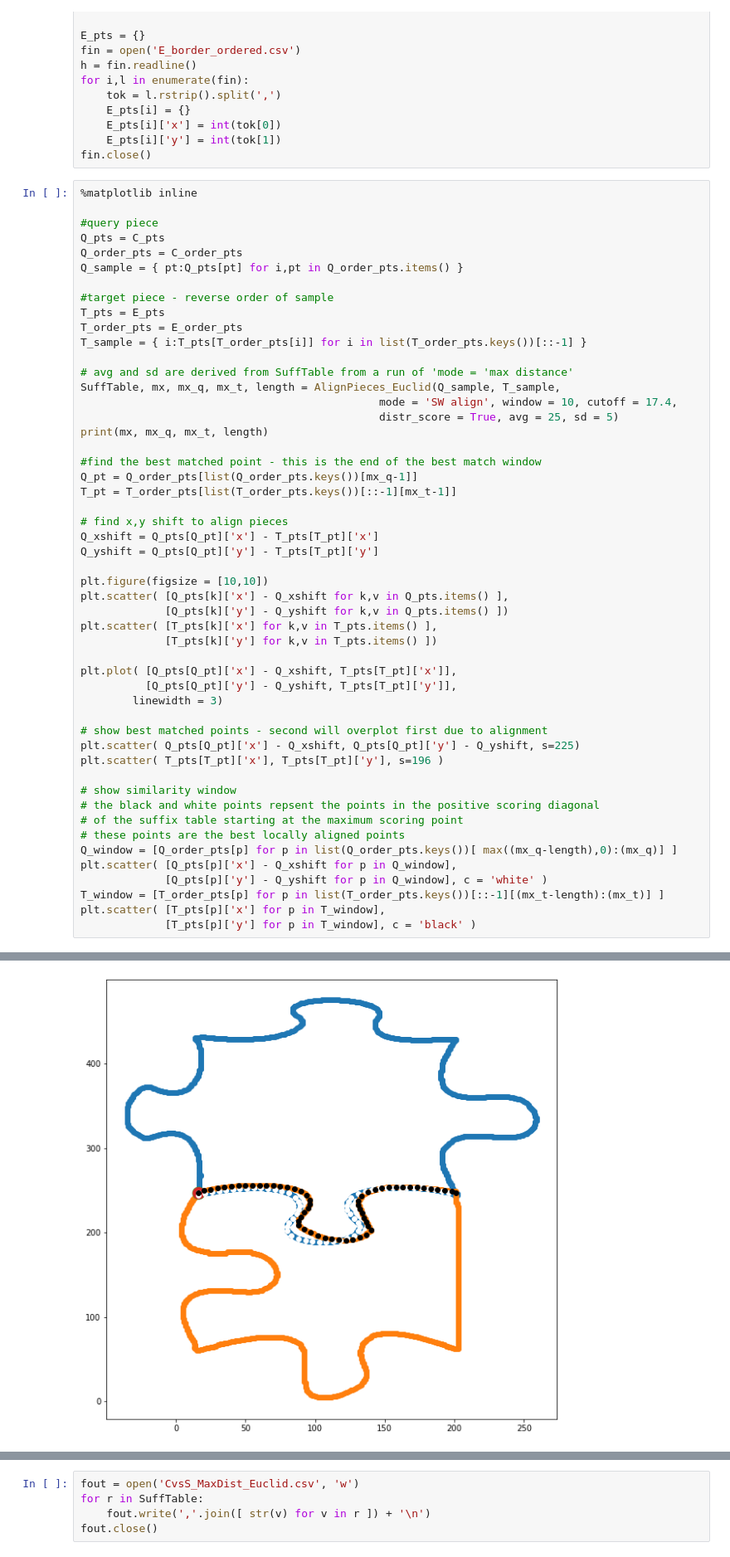
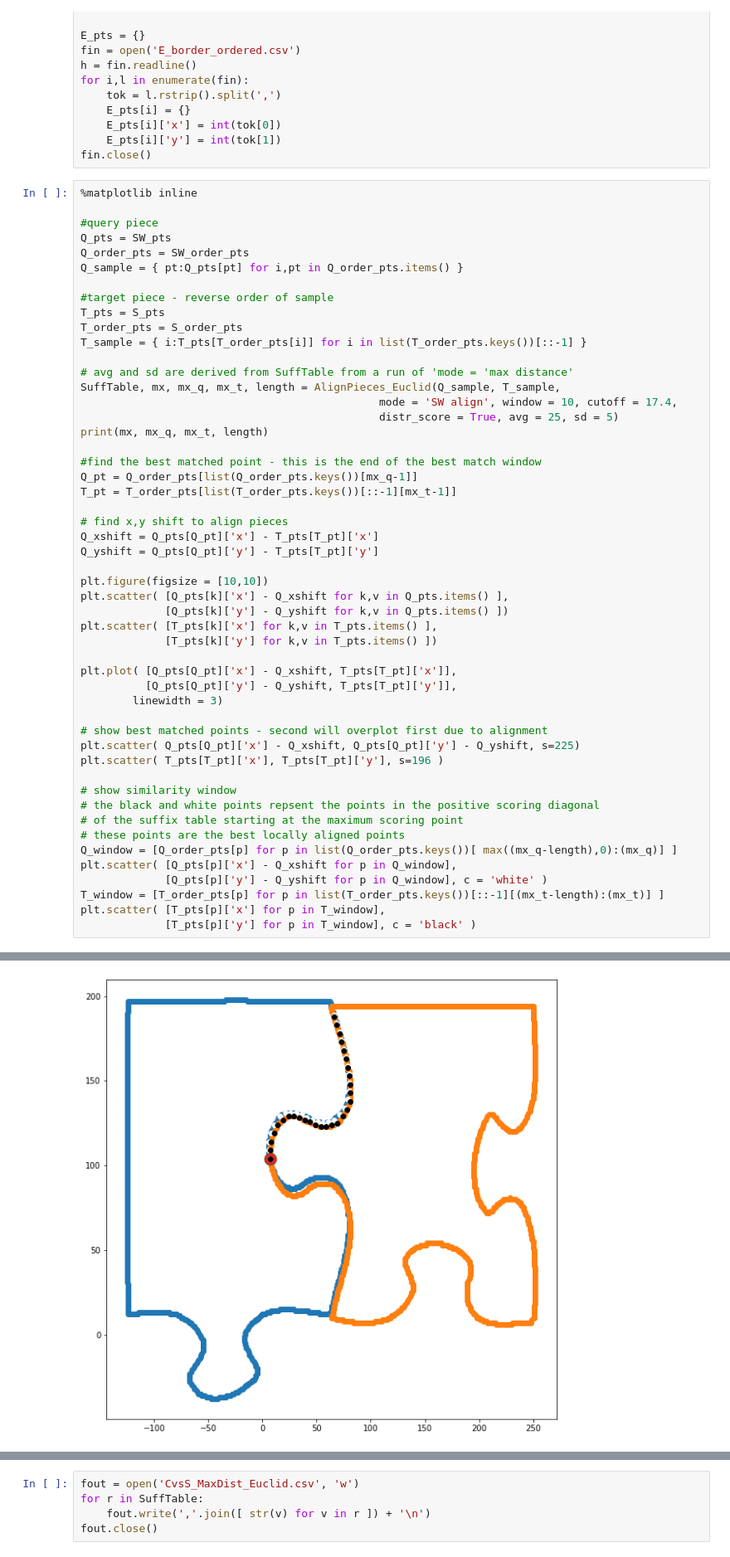
Before and after one commit to KirkDCO/JigSolve, a Jupyter notebook: exploratory/06_EuclideanDistMatching/PieceMatching_Euclidean.ipynb, the cells around one changed output, grey strips where cells are left out. Shown at 83% size. Drawn from its saved outputs; the diff is of its cells as text.

```diff
--- a/exploratory/06_EuclideanDistMatching/PieceMatching_Euclidean.ipynb
+++ b/exploratory/06_EuclideanDistMatching/PieceMatching_Euclidean.ipynb
@@ -299,13 +299,13 @@ fin.close()
 %matplotlib inline
 
 #query piece
-Q_pts = C_pts
-Q_order_pts = C_order_pts
+Q_pts = SW_pts
+Q_order_pts = SW_order_pts
 Q_sample = { pt:Q_pts[pt] for i,pt in Q_order_pts.items() }
 
 #target piece - reverse order of sample
-T_pts = E_pts
-T_order_pts = E_order_pts
+T_pts = S_pts
+T_order_pts = S_order_pts
 T_sample = { i:T_pts[T_order_pts[i]] for i in list(T_order_pts.keys())[::-1] }
 
 # avg and sd are derived from SuffTable from a run of 'mode = 'max distance'
@@ -351,5 +351,5 @@ plt.scatter( [T_pts[p]['x'] for p in T_window],
 <matplotlib.collections.PathCollection at 0x...>
-[figure, old version]
+[figure, new version]
 # %%
 v = []
 for i in range(1,len(SuffTable)):
```
Also changed, not shown: parts of 1 cell of this notebook, 2 other files.
